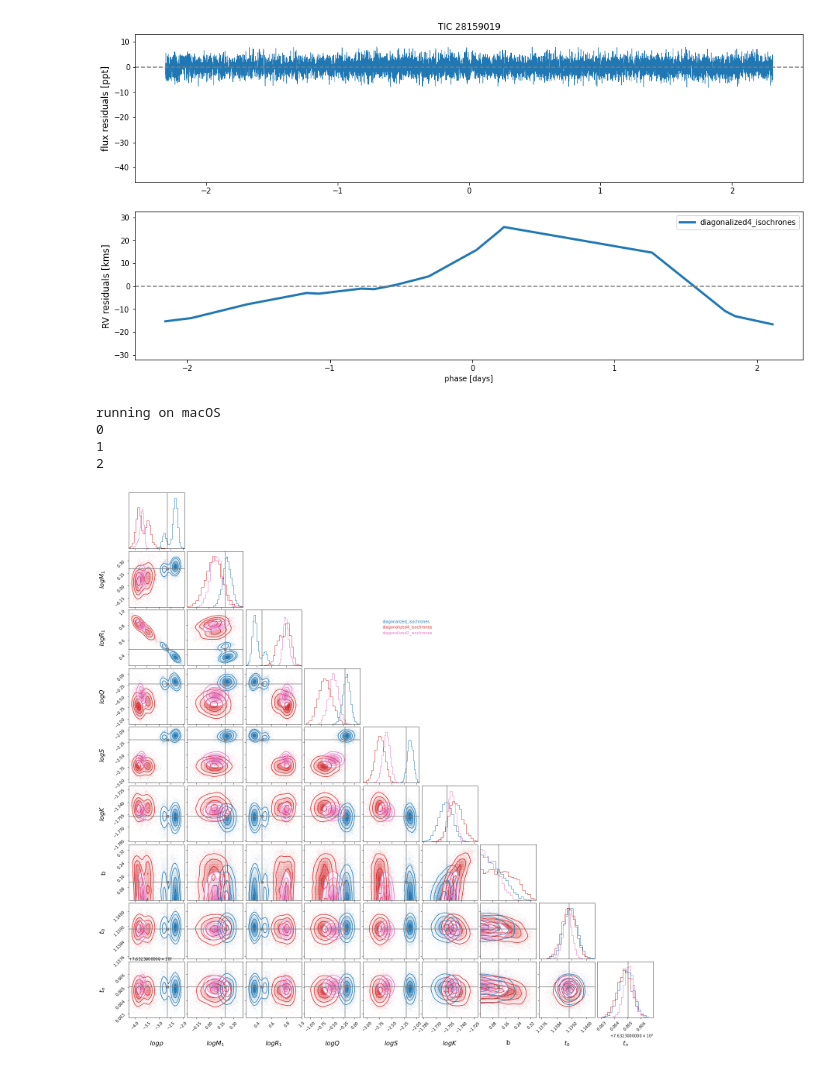
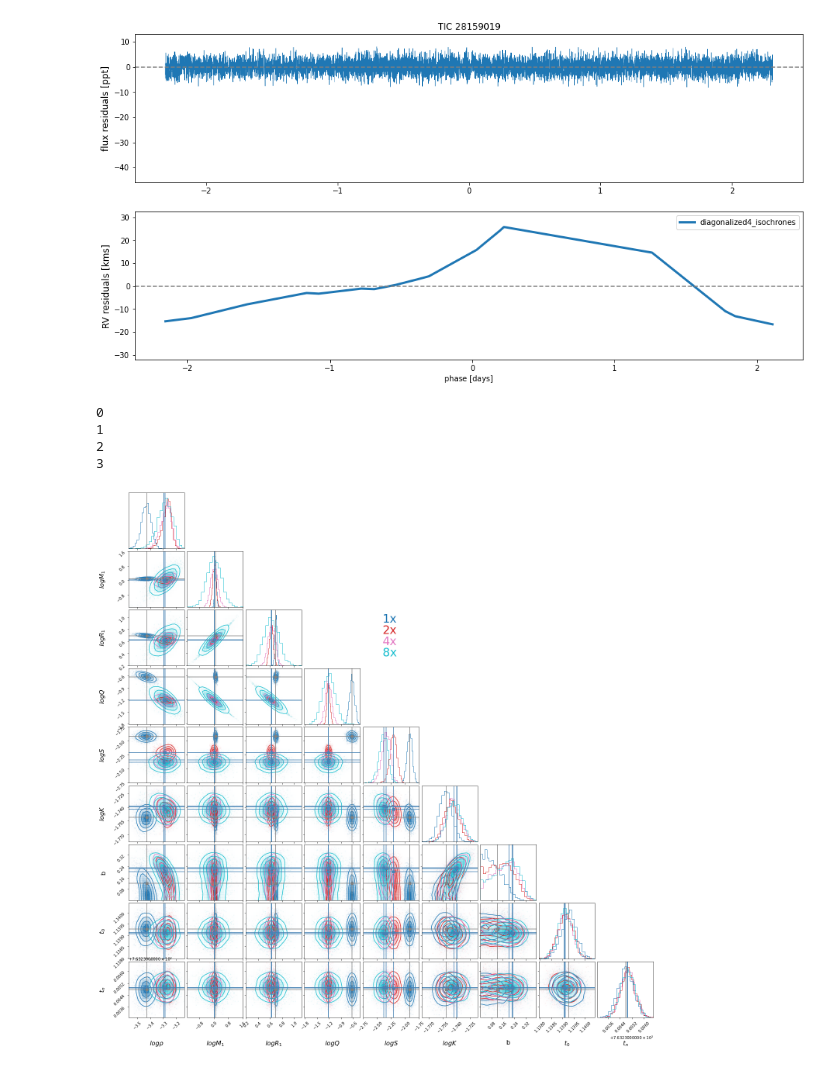
Before and after one commit to kjaehnig/GAT_SEBs, a Jupyter notebook: Joint RV - Lightcurve pymc3 model-multivariate prior.ipynb, the cells around one changed output. Cells and saved outputs as stored; diff of their text form; code cells hidden in the pictures.

```diff
--- a/Joint RV - Lightcurve pymc3 model-multivariate prior.ipynb
+++ b/Joint RV - Lightcurve pymc3 model-multivariate prior.ipynb
@@ -2386,13 +2388,15 @@ def plot_all_model_corners(TIC_TARGET, Ntune=1000, Ndraw=500, chains=4,
 # %%
 from helper_functions import *
 plot_target = 'TIC 28159019'
-plot_all_model_corners(plot_target, chains=8, Ntune=1000, Ndraw=500, model_list=['diagonalized_isochrones', 'diagonalized4_isochrones', 'diagonalized2_isochrones'])
+plot_all_model_corners(plot_target, chains=6, Ntune=1000, Ndraw=500, model_list=['1x','2x','4x','8x'])
 plot_dest = f'/Users/kjaehnig/CCA_work/GAT/apotess_systems/{plot_target.replace(" ","_")}_files/figures/'
-plt.savefig(plot_dest+f"{plot_target}_four_MV_model_corner_plot.png", dpi=150, bbox_inches='tight')
+# plt.savefig(plot_dest+f"{plot_target}_four_MV_model_corner_plot.png", dpi=150, bbox_inches='tight')
+plt.savefig(f"/Users/kjaehnig/CCA_work/GAT/apotess_systems/{plot_target.replace(' ','_')}_files/{plot_target.replace(' ','_')}_multi_model_post_corner.png",
+            bbo_inches='tight', dpi=150)
 # %% [output]
-running on macOS
 0
 1
 2
+3
-[figure, old version]
+[figure, new version]
 # %%
```
Also changed, not shown: parts of 7 cells of this notebook, 1 other file.
